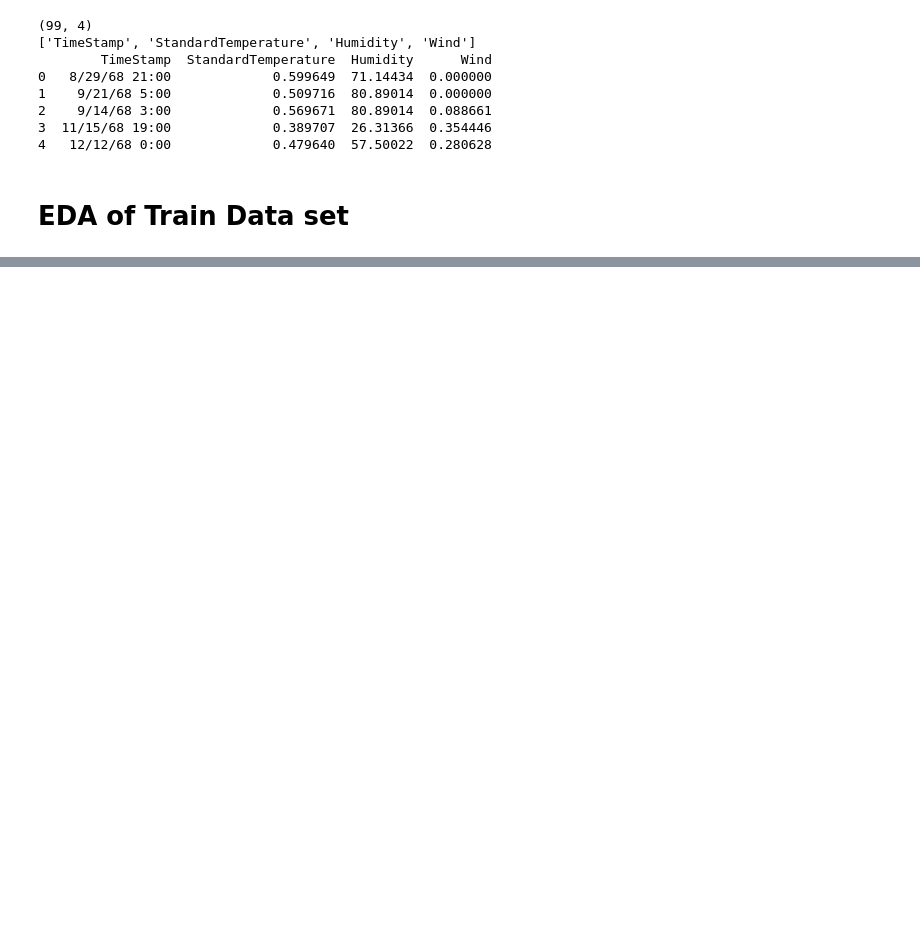
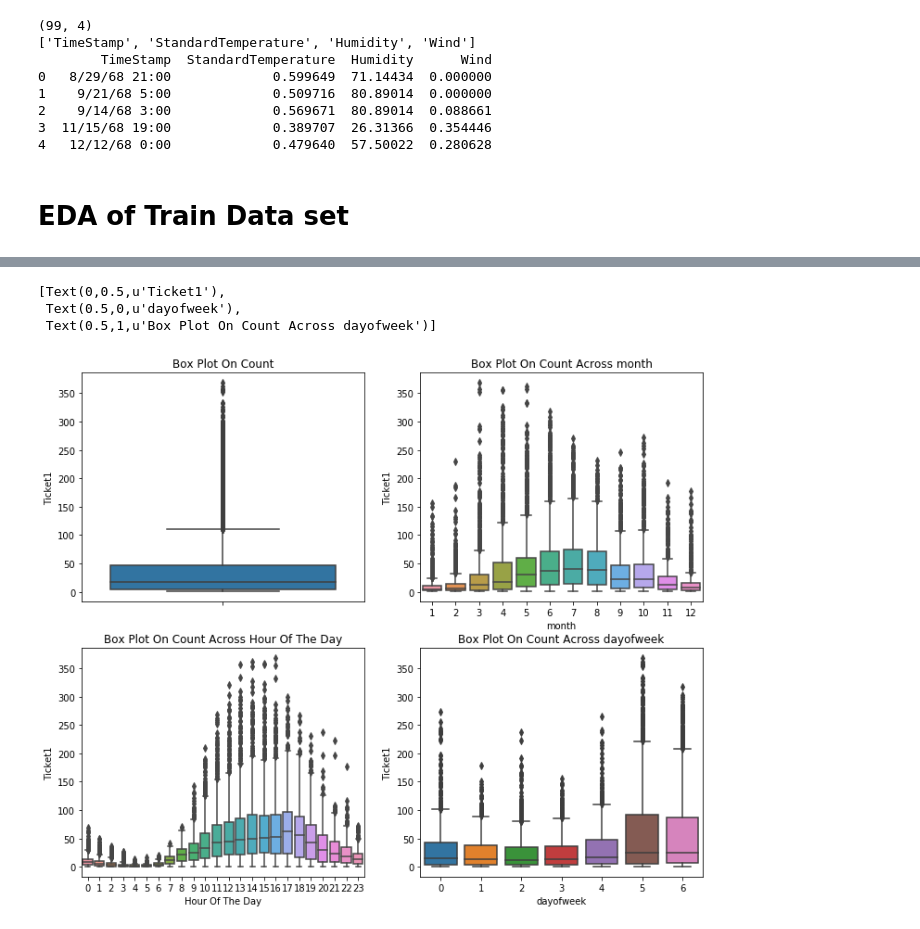
Before and after one commit to Vishnu1024/ML_Project_Spr18, a Jupyter notebook: Amusement Park/AmusementPark.ipynb, the cells around one changed output, grey strips where cells are left out. Saved outputs shown, nothing was run; the diff lists cells and outputs as text; code cells hidden in the pictures; blank space fills up the shorter version.

```diff
--- a/Amusement Park/AmusementPark.ipynb
+++ b/Amusement Park/AmusementPark.ipynb
@@ -51,0 +133,17 @@ NameError: name 'plot' is not defined
+# %%
+fig, axes = plt.subplots(nrows=2,ncols=2)
+fig.set_size_inches(12, 10)
+sns.boxplot(data=df_train,y="Ticket1",orient="v",ax=axes[0][0])
+sns.boxplot(data=df_train,y="Ticket1",x="month",orient="v",ax=axes[0][1])
+sns.boxplot(data=df_train,y="Ticket1",x="hour",orient="v",ax=axes[1][0])
+sns.boxplot(data=df_train,y="Ticket1",x="dayofweek",orient="v",ax=axes[1][1])
+
+axes[0][0].set(ylabel='Ticket1',title="Box Plot On Count")
+axes[0][1].set(xlabel='month', ylabel='Ticket1',title="Box Plot On Count Across month")
+axes[1][0].set(xlabel='Hour Of The Day', ylabel='Ticket1',title="Box Plot On Count Across Hour Of The Day")
+axes[1][1].set(xlabel='dayofweek', ylabel='Ticket1',title="Box Plot On Count Across dayofweek")
+# %% [output]
+[Text(0,0.5,u'Ticket1'),
+ Text(0.5,0,u'dayofweek'),
+ Text(0.5,1,u'Box Plot On Count Across dayofweek')]
+[figure, added]
```
Also changed, not shown: parts of 35 cells of this notebook.
